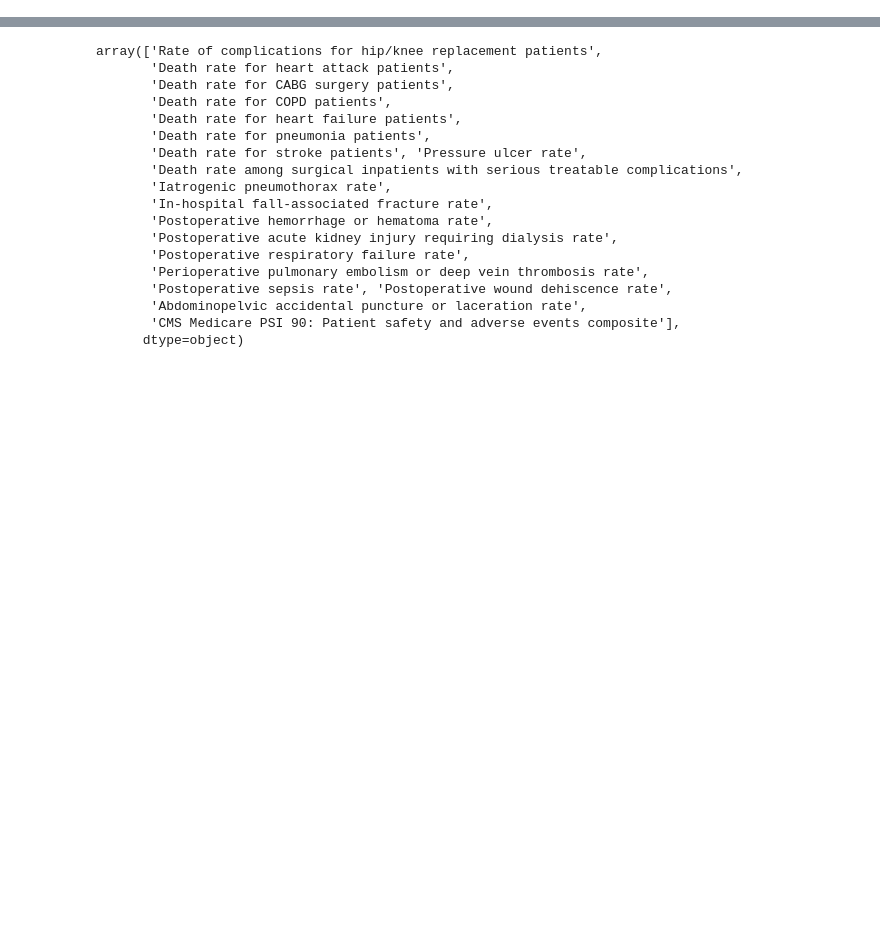
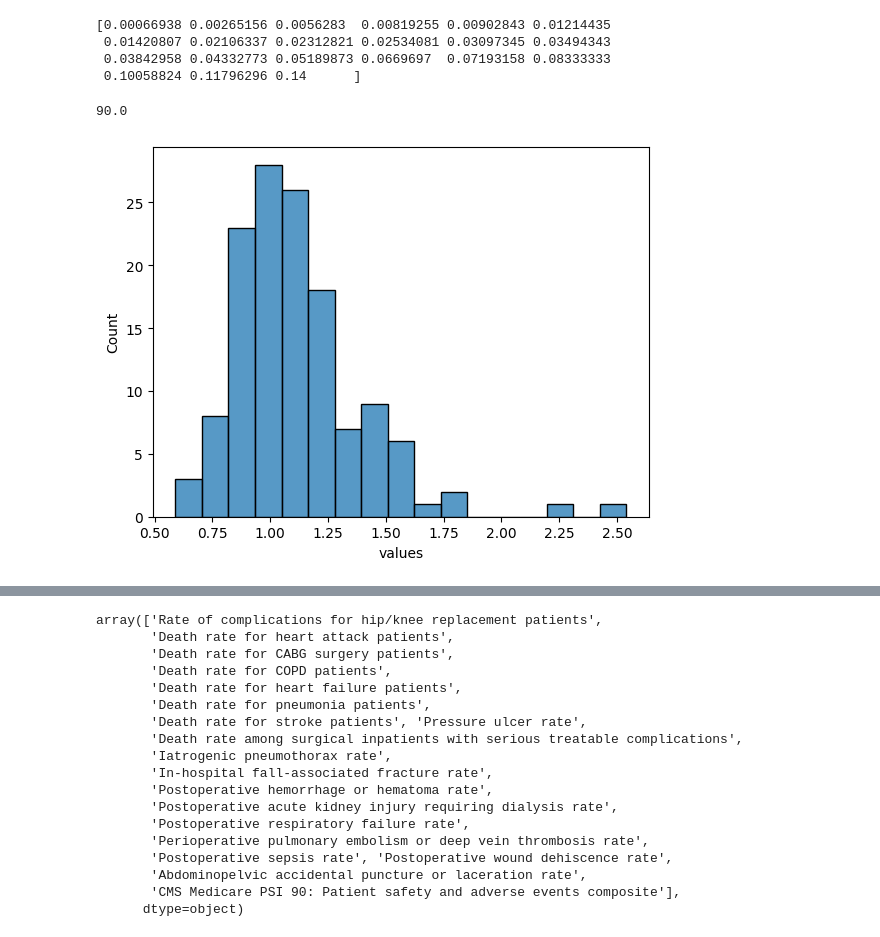
Before and after one commit to nikaslukyanov/Fair-Health-Finder, a Jupyter notebook: comp_death_analysis.ipynb, the cells around one changed output, grey strips where cells are left out. Saved outputs shown, nothing was run; the diff lists cells and outputs as text; code cells hidden in the pictures; blank space fills up the shorter version.

```diff
--- a/comp_death_analysis.ipynb
+++ b/comp_death_analysis.ipynb
@@ -21,0 +177,17 @@ df.head()
+# %%
+find_bin(0.09, percentile_map["COMP_HIP_KNEE"])
+# %% [output]
+[0.00066938 0.00265156 0.0056283  0.00819255 0.00902843 0.01214435
+ 0.01420807 0.02106337 0.02312821 0.02534081 0.03097345 0.03494343
+ 0.03842958 0.04332773 0.05189873 0.0669697  0.07193158 0.08333333
+ 0.10058824 0.11796296 0.14      ]
+90.0
+# %%
+ax = sns.histplot(df[df["Measure ID"] == "PSI_90"]["values"].dropna())
+
+#bin_edges = ax.patches[0].get_x() + ax.patches[0].get_width() * np.array([0, 1])
+
+# Alternatively, if you want to directly access the bin edges from matplotlib:
+#bin_edges
+# %% [output]
+[figure, added]
```
Also changed, not shown: parts of 19 cells of this notebook, 2 other files.
